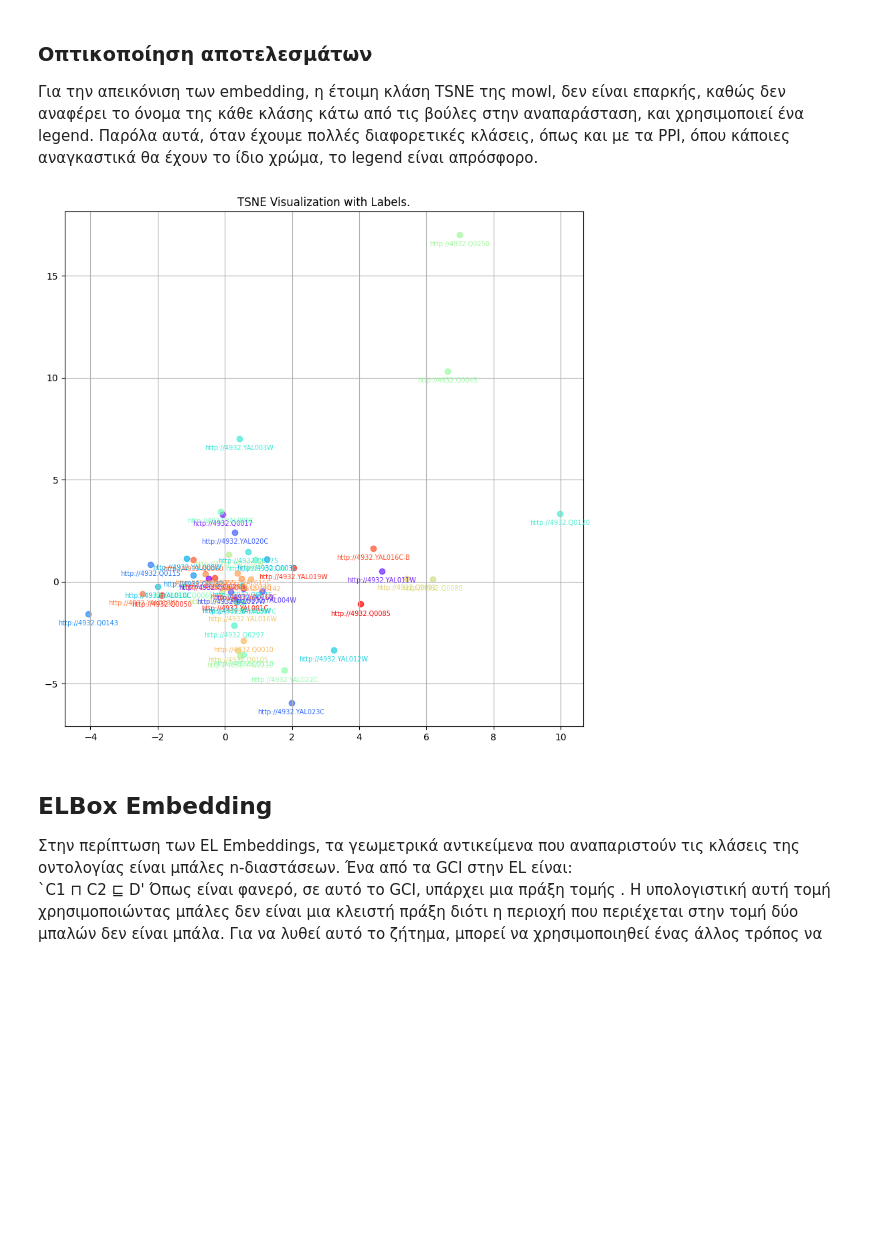
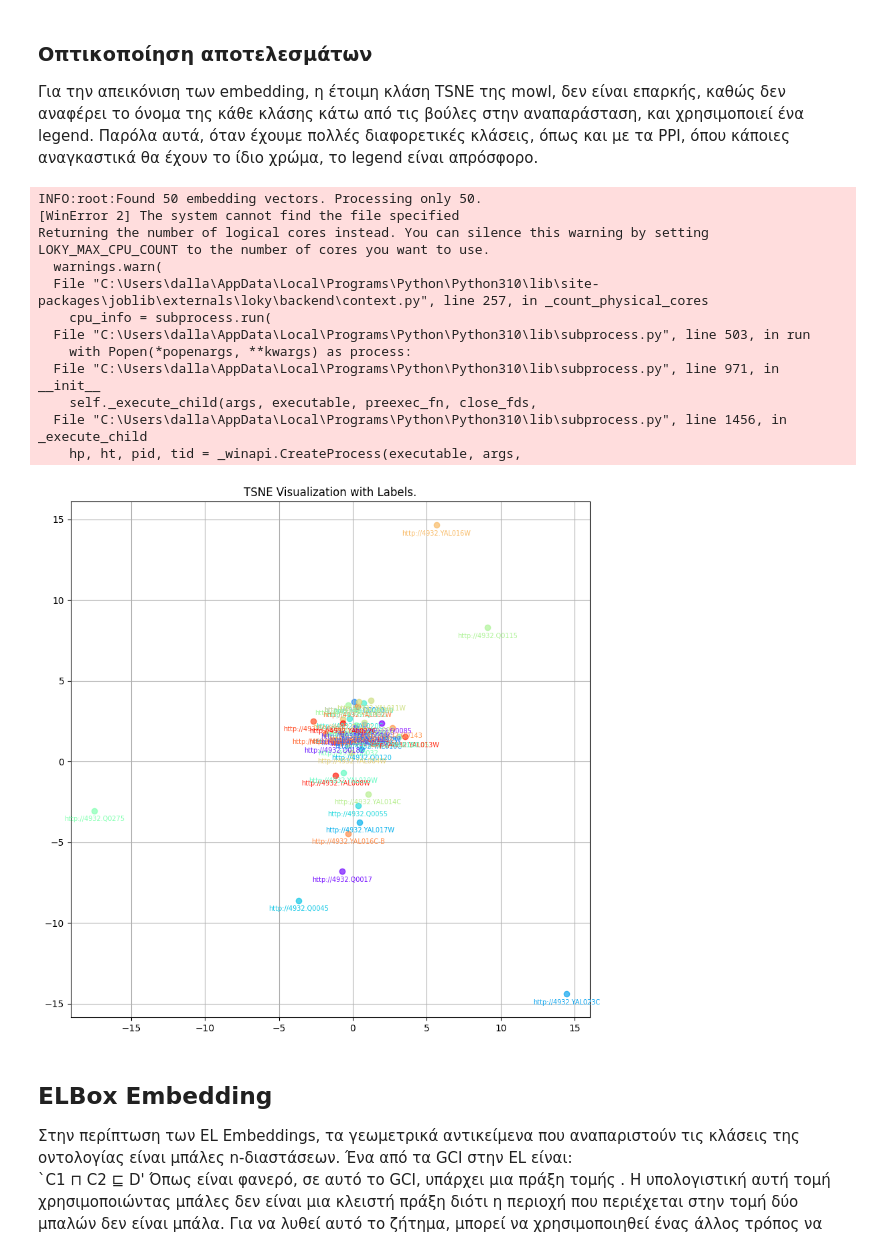
Before and after one commit to dallasGeorge/MachineLearningOnKnowledgeGraphs, a Jupyter notebook: mowlExample.ipynb, the cells around one changed output. Cells and saved outputs as stored; diff of their text form; code cells hidden in the pictures; blank space fills up the shorter version.

```diff
--- a/mowlExample.ipynb
+++ b/mowlExample.ipynb
@@ -110,10 +112,10 @@ dataset = PPIYeastDataset()
 
 # initialize model with the required parameters
 model = ELEmPPI(dataset, #το dataset που χρησιμοποιείται για εκπέδευση (στο συγκεκριμένο μέσα στο ELemPPI παίρνει το training κομμ΄άτι του και τα GCIs αυτού
-                embed_dim=50, #διάσταση των embedding
-                learning_rate=0.001,#ρυθμός μάθησης (ρυθμός ενημέρωσης παραμέτρων εκπέδευσης σε κάθε βήμα)
-                epochs=100,#αριθμός εποχών (δλδ πλήρης επαναλήψεων εκπέδευσης)
-                batch_size=20000, #τα δείγματα που επεξεργάζονται σε κάθε βήμα
+                embed_dim=256, #διάσταση των embedding
+                learning_rate=0.0003,#ρυθμός μάθησης (ρυθμός ενημέρωσης παραμέτρων εκπέδευσης σε κάθε βήμα)
+                epochs=400,#αριθμός εποχών (δλδ πλήρης επαναλήψεων εκπέδευσης)
+                batch_size=2048, #τα δείγματα που επεξεργάζονται σε κάθε βήμα
                 model_filepath=None,
                 device='cuda') #Χρήση cuda (gpu) για γρηγορότερους υπολογισμούς στο training
 
@@ -148,37 +149,49 @@ from mowl.visualization import TSNE
 
 class CustomTSNE(TSNE):
     def show(self, figsize=(10, 10), alpha=0.5, fontsize=9):
-        """Modified show function to display text labels behind points."""
+
         points = self.points
         labels = self.labels
 
         if points is None:
             raise ValueError("You need to call generate_points() first.")
 
         plt.figure(figsize=figsize)
 
         for i, label in enumerate(labels):
             #color = label_to_color[label]
             color = self.class_color_dict[label]
             plt.scatter(points[i, 0], points[i, 1], color=color, alpha=0.7) #alpha= opacity
             plt.text(points[i, 0], points[i, 1] - 0.3, label, fontsize=7,  #fontisze = label size
                      ha='center', va='top', color=color)                    #  points[i,1]-0.3 = change -0.3 to make the label go lower or higher
 
         plt.title("TSNE Visualization with Labels.")
         plt.grid(True)
         plt.show()
 
 
 
 class_embeddings = model.class_embeddings #dict με ονόματα κλάσεων δλ΄δ προτεινών και το αντίστοιχο embedding τους.
 #για το plot χρησιμοποιούνται τα 50 πρώτα classes
 limited_class_embeddings = dict(list(model.class_embeddings.items())[:50])
 res = dict((k,k) for k,v in limited_class_embeddings.items())
 tsne = CustomTSNE(limited_class_embeddings, res) #εργαλείο για μείωση των διαστάσεων σε 2, για λόγους οπτικοποίησης
 tsne.generate_points(250, workers=4)
 tsne.show()
 # %% [output]
+INFO:root:Found 50 embedding vectors. Processing only 50.
+[WinError 2] The system cannot find the file specified
+Returning the number of logical cores instead. You can silence this warning by setting LOKY_MAX_CPU_COUNT to the number of cores you want to use.
+  warnings.warn(
+  File "C:\Users\dalla\AppData\Local\Programs\Python\Python310\lib\site-packages\joblib\externals\loky\backend\context.py", line 257, in _count_physical_cores
+    cpu_info = subprocess.run(
+  File "C:\Users\dalla\AppData\Local\Programs\Python\Python310\lib\subprocess.py", line 503, in run
+    with Popen(*popenargs, **kwargs) as process:
+  File "C:\Users\dalla\AppData\Local\Programs\Python\Python310\lib\subprocess.py", line 971, in __init__
+    self._execute_child(args, executable, preexec_fn, close_fds,
+  File "C:\Users\dalla\AppData\Local\Programs\Python\Python310\lib\subprocess.py", line 1456, in _execute_child
+    hp, ht, pid, tid = _winapi.CreateProcess(executable, args,
-[figure, old version]
+[figure, new version]
 # %% [markdown]
 ## ELBox Embedding
 Στην περίπτωση των EL Embeddings, τα γεωμετρικά αντικείμενα που αναπαριστούν τις κλάσεις της οντολογίας είναι μπάλες n-διαστάσεων. Ένα από τα GCI στην EL είναι: <br>
```
Also changed, not shown: parts of 10 cells of this notebook.
